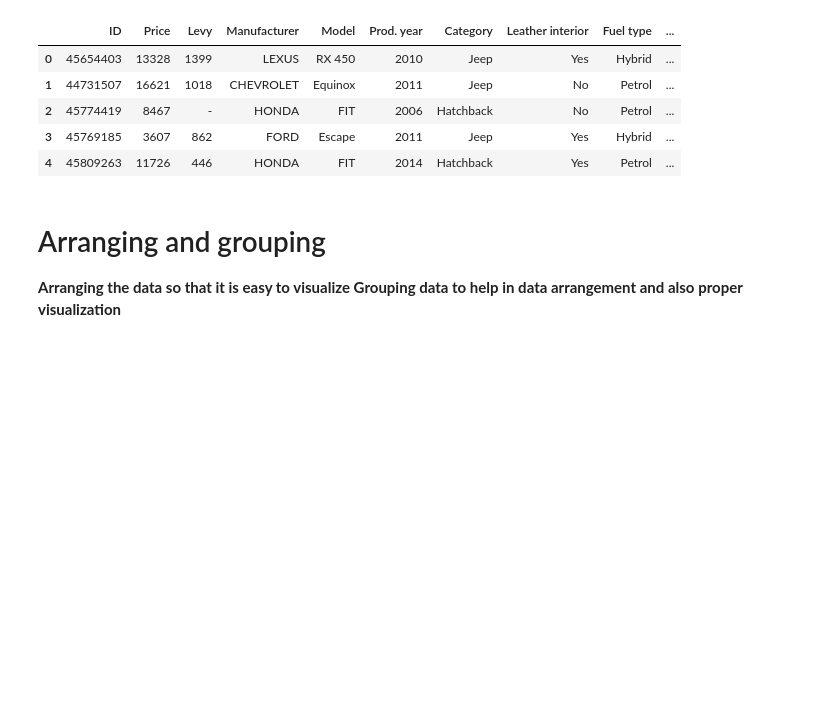
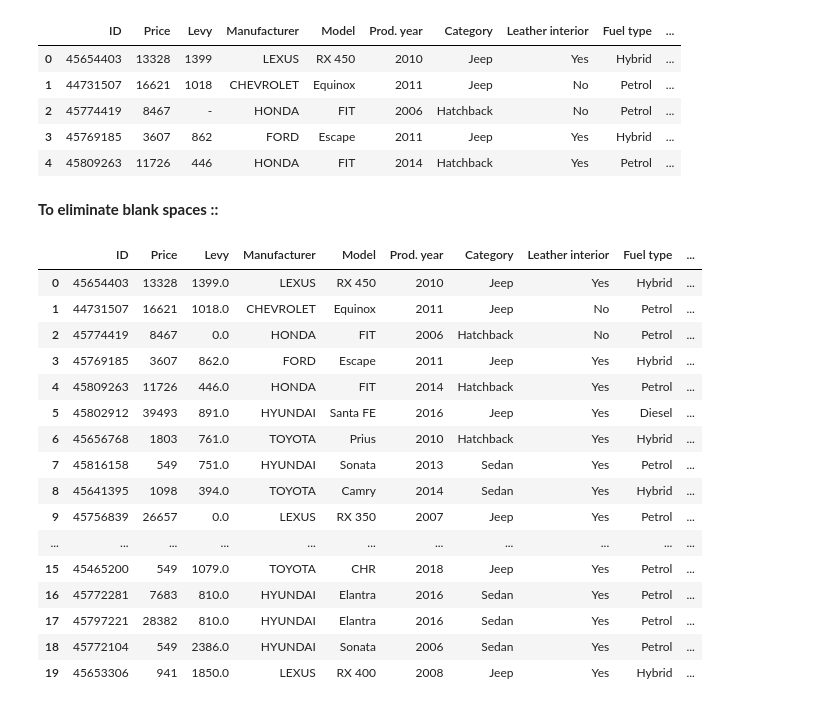
Before and after one commit to MounirReda/DV-Car-Price-Prediction-, a Jupyter notebook: dv-car-price-prediction.ipynb, the cells around one changed output. Cells and saved outputs as stored; diff of their text form; code cells hidden in the pictures; blank space fills up the shorter version.

```diff
--- a/dv-car-price-prediction.ipynb
+++ b/dv-car-price-prediction.ipynb
@@ -46,34 +47,27 @@ car_df.head()
 | 2 | 45774419 | 8467 | - | HONDA | FIT | 2006 | Hatchback | No | Petrol | ... |
 | 3 | 45769185 | 3607 | 862 | FORD | Escape | 2011 | Jeep | Yes | Hybrid | ... |
 | 4 | 45809263 | 11726 | 446 | HONDA | FIT | 2014 | Hatchback | Yes | Petrol | ... |
-# %% [markdown]
-# Arranging and grouping
-**Arranging the data so that it is easy to visualize
- Grouping data to help in data arrangement and
- also proper visualization**
-# %%
-car_df.dropna(inplace=True)  # Handling missing values if it exists
-
-car_sorted_by_price = car_df.sort_values(by="Price", ascending=True)
-car_sorted_by_price = car_sorted_by_price.set_index("Category")
-
-
-car_sorted_by_price_desc = car_df.sort_values(by="Price", ascending=False)
-car_sorted_by_price_desc = car_sorted_by_price_desc.set_index("Category")
-
-import datetime
-dtime=datetime.datetime.now()
-car_df['Age']=dtime.year-car_df['Prod. year']
-
-car_sorted_by_age = car_df.sort_values(by="Age", ascending=True)
-car_sorted_by_age = car_sorted_by_age.set_index("Manufacturer")
-
-
-car_sorted_by_age_desc = car_df.sort_values(by="Age", ascending=False)
-car_sorted_by_age_desc = car_sorted_by_age_desc.set_index("Manufacturer")
-
-
-# in this step i will group the data by Category and manufacturer column
-
-car_groub_by_category = car_df.groupby('Category')
-car_groub_by_manufacturer = car_df.groupby('Manufacturer')
+# %% [markdown]
+**To eliminate blank spaces ::**
+# %%
+car_df["Levy"]=car_df['Levy'].replace('-',0)
+car_df["Levy"]=car_df["Levy"].astype('float64')
+car_df.head(20)
+# %% [output]
+|  | ID | Price | Levy | Manufacturer | Model | Prod. year | Category | Leather interior | Fuel type | ... |
+| 0 | 45654403 | 13328 | 1399.0 | LEXUS | RX 450 | 2010 | Jeep | Yes | Hybrid | ... |
+| 1 | 44731507 | 16621 | 1018.0 | CHEVROLET | Equinox | 2011 | Jeep | No | Petrol | ... |
+| 2 | 45774419 | 8467 | 0.0 | HONDA | FIT | 2006 | Hatchback | No | Petrol | ... |
+| 3 | 45769185 | 3607 | 862.0 | FORD | Escape | 2011 | Jeep | Yes | Hybrid | ... |
+| 4 | 45809263 | 11726 | 446.0 | HONDA | FIT | 2014 | Hatchback | Yes | Petrol | ... |
+| 5 | 45802912 | 39493 | 891.0 | HYUNDAI | Santa FE | 2016 | Jeep | Yes | Diesel | ... |
+| 6 | 45656768 | 1803 | 761.0 | TOYOTA | Prius | 2010 | Hatchback | Yes | Hybrid | ... |
+| 7 | 45816158 | 549 | 751.0 | HYUNDAI | Sonata | 2013 | Sedan | Yes | Petrol | ... |
+| 8 | 45641395 | 1098 | 394.0 | TOYOTA | Camry | 2014 | Sedan | Yes | Hybrid | ... |
+| 9 | 45756839 | 26657 | 0.0 | LEXUS | RX 350 | 2007 | Jeep | Yes | Petrol | ... |
+| ... | ... | ... | ... | ... | ... | ... | ... | ... | ... | ... |
+| 15 | 45465200 | 549 | 1079.0 | TOYOTA | CHR | 2018 | Jeep | Yes | Petrol | ... |
+| 16 | 45772281 | 7683 | 810.0 | HYUNDAI | Elantra | 2016 | Sedan | Yes | Petrol | ... |
+| 17 | 45797221 | 28382 | 810.0 | HYUNDAI | Elantra | 2016 | Sedan | Yes | Petrol | ... |
+| 18 | 45772104 | 549 | 2386.0 | HYUNDAI | Sonata | 2006 | Sedan | Yes | Petrol | ... |
+| 19 | 45653306 | 941 | 1850.0 | LEXUS | RX 400 | 2008 | Jeep | Yes | Hybrid | ... |
```
Also changed, not shown: parts of 8 cells of this notebook.
